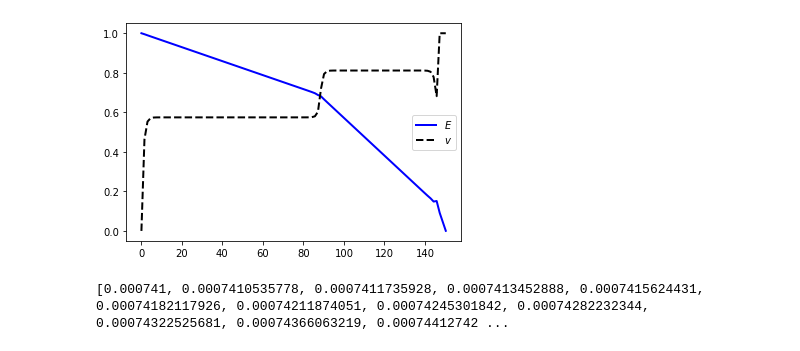
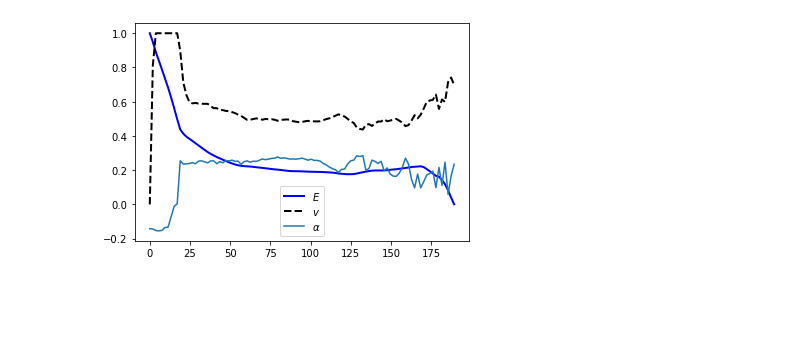
Before and after one commit to bognaj/trail_running, a Jupyter notebook: src/optimal_control.ipynb, the cells around one changed output. Cells and saved outputs as stored; diff of their text form; code cells hidden in the pictures; blank space fills up the shorter version.

Commit message:
first kilometer from Czantoria - results

```diff
--- a/src/optimal_control.ipynb
+++ b/src/optimal_control.ipynb
@@ -8,8 +6,16 @@ m = GEKKO()
+# %%
+czantoria_full = pd.read_csv('data/csv/czantoria_sauce.csv')
+czantoria_full.columns = ['time', 'distance', 'heartrate', 'cadence', 'velocity_smooth', 'altitude', 'grade_smooth']
+czantoria_nonzero = czantoria_full[(czantoria_full['velocity_smooth'] > 0) | (czantoria_full['time'] == 0)]
+czantoria_time = czantoria_nonzero.groupby('distance').agg({'time': 'max'}).reset_index()['time']
+czantoria_final = pd.merge(czantoria_nonzero, czantoria_time, on=['time'])
+# %%
+distance_data = czantoria_final['distance'].to_numpy()
+grade_data = czantoria_final['grade_smooth'].to_numpy()
+elevation_data = czantoria_final['altitude'].to_numpy()
+# %%
+grade_data = np.arctan(grade_data/100)
 # %%
-import numpy as np
-from gekko import GEKKO
-import matplotlib.pyplot as plt
-
 m = GEKKO()
 
 nt = 101
@@ -23,6 +29,11 @@ sm = 39.0 #maximal VO2
 e0 = 2200 #starting level of energy
 e_crit = 0.15 * e0 #critical level of energy, when sigma decreases
 g = 9.81 #gravitational constant
+mass = 75
+
+# curve coefficients
+a = 60 * 50.65
+b = 192.86 / 50.65
 
 # sigma data to create spline
 E_data = np.linspace(0, e0, 1001)
@@ -30,14 +41,19 @@ sigma_data = sm * E_data/(e0 * e_crit) + 0.75 * sm * (1 - E_data/(e0 * e_crit))
 sigma_data[E_data > e_crit] = sm
 
 # slope data to create spline
-x_data = np.linspace(0, distance, 500)
-slope_data = np.array(250*[1/18 * np.pi] + 250 * [-1/18 * np.pi])
+# x_data = np.linspace(0, distance, 500)
+# slope_data = np.array(250*[1/18 * np.pi] + 250 * [-1/18 * np.pi])
+
+x_data = distance_data
+slope_data = grade_data
 
 # Variables
 v = m.Var(value=0.0, lb=0.0, ub=10.0)
 E = m.Var(value=e0, lb=0.0)
 x = m.Var(value=0.0)
-t = m.Var(value=0.0, lb=0.0)
+N = m.Var(value=0.0, lb=0.0)
+t = m.Var(value=0.0)
+
 sigma = m.Var(value=sm, lb=0)
 sigma_max = m.Var()
 slope = m.Var(value=slope_data[0])
@@ -47,7 +63,7 @@ p[-1] = 1.0
 final = m.Param(value=p)
 
 # FV
-tf = m.FV(value=150.0,lb=0.1,ub=300.0)
+tf = m.FV(value=200.0,lb=0.1,ub=300.0)
 tf.STATUS = 1
 
 # MV
@@ -60,12 +76,11 @@ m.cspline(E, sigma_max, E_data, sigma_data, True)
 # slope
 m.cspline(x, slope, x_data, slope_data, True)
 
-# nutrition
-nutrition = m.Intermediate((-0.01491*m.atan(-1.801*10**(-6)*(tf*t)**(1.696))+0.000741))
 
 m.Equation(v.dt()==(u - g * m.sin(slope) - v/0.892)*tf)
-m.Equation(E.dt()==(sigma - u*v + nutrition)*tf)
+m.Equation(E.dt()==(sigma - u*v + N * 4 * 4184 * 1/mass)*tf)
 m.Equation(x.dt()==(v*m.cos(slope))*tf)
+m.Equation(N.dt()==((1/a * m.exp(-(t * tf + a*b)/a))*tf))
 m.Equation(t.dt()==1)
 m.Equation(sigma<=sigma_max)
 
@@ -74,7 +89,7 @@ m.Equation((distance-x)*final<=0)
 m.Minimize(tf)
 
 m.options.IMODE = 6
-m.options.MAX_ITER=1000
+m.options.MAX_ITER=15000
 m.solve()
 
 print('Final Time: ' + str(tf.value[0]))
@@ -111,12 +126,9 @@ plt.show()
 # %%
 plt.figure(2)
 plt.plot(tm,np.array(E.value)/max(E.value),'b-',lw=2,label=r'$E$')
 plt.plot(tm,np.array(v.value)/max(v.value),'k--',lw=2,label=r'$v$')
+plt.plot(tm,slope, label=r'$\alpha$')
 plt.legend()
 plt.show()
 # %% [output]
-[figure, old version]
+[figure, new version]
-# %%
-nutrition.value
-# %% [output]
-[0.000741, 0.0007410535778, 0.0007411735928, 0.0007413452888, 0.0007415624431, 0.00074182117926, 0.00074211874051, 0.00074245301842, 0.00074282232344, 0.00074322525681, 0.00074366063219, 0.00074412742 ...
```
Also changed, not shown: parts of 5 cells of this notebook.
